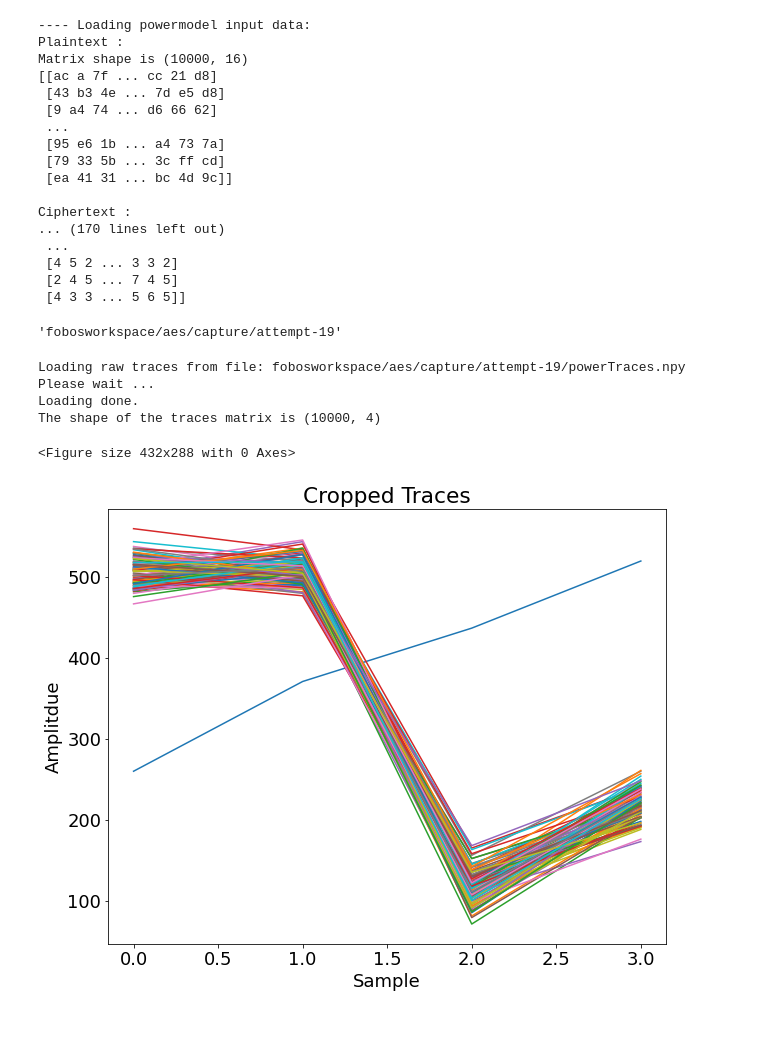
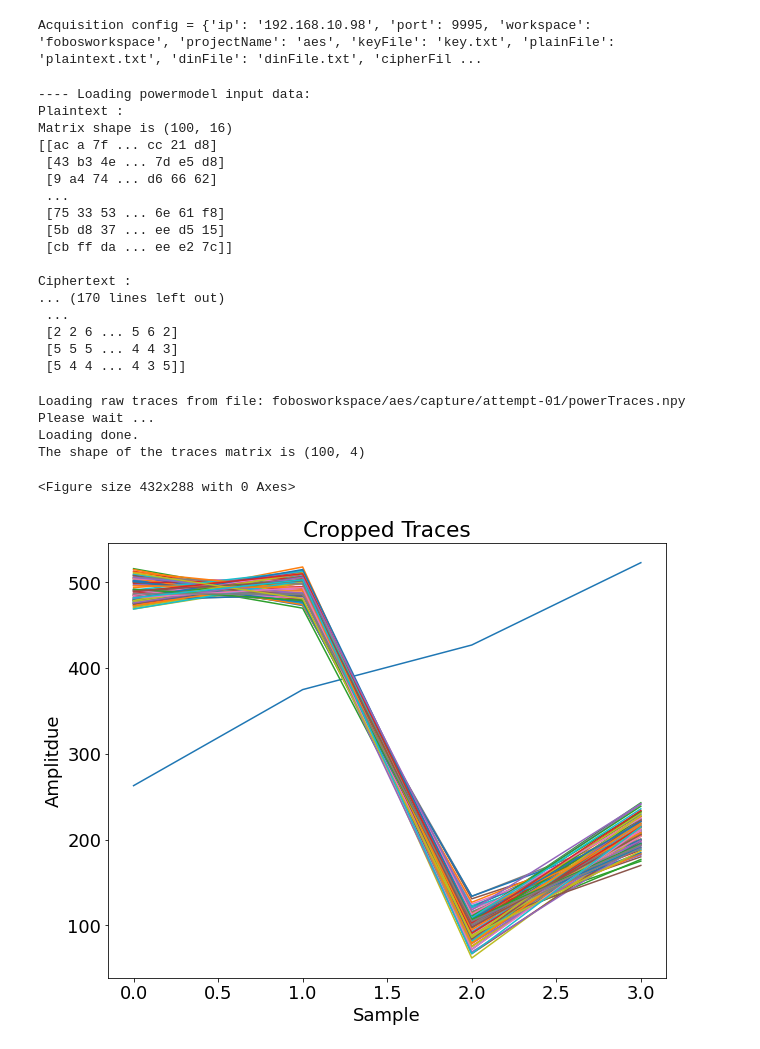
Before and after one commit to kammoh/fobos, a Jupyter notebook: software/notebooks/capture_adc.ipynb, the cells around one changed output. Saved outputs shown, nothing was run; the diff lists cells and outputs as text; code cells hidden in the pictures.

Commit message:
fixed bug in projmgr and cleaned up capture_adc

```diff
--- a/software/notebooks/capture_adc.ipynb
+++ b/software/notebooks/capture_adc.ipynb
@@ -59,0 +108,5 @@ SystemExit:
+# %%
+### Connecting to the Pynq Board
+# lock file is: /var/fobos.lock
+# delete the lock file manually if its stale
+ctrl = pynqctrl.PYNQCtrl(acqConf['ip'], acqConf['port'])
@@ -163,7 +170,7 @@ plt.figure(figsize=(10,8))
 plt.xlabel('Sample')
 plt.ylabel('Amplitude')
 plt.title('Captured Traces')
-for i in range(min(maxtrace, TRACE_NUM)):
+for i in range(min(maxtrace, acqConf['traceNum'])):
     trace = np.load(traceFile)
     plt.plot(trace)
 
@@ -193,69 +207,80 @@ Successfully created new analysis directory at fobosworkspace/aes/capture/attemp
+# %%
+# read acquisition settings
+cpaConf = {}
+configFile = open(os.path.join(projDir, 'acquisitionConfig.json'))
+acqConf = json.load(configFile)
+configFile.close()
+print(f'Acquisition config = {acqConf}')
+cpaConf['traceNum'] = acqConf['traceNum']
+
+# Configure file names
+HYPO_FILE = os.path.join(projDir, "hypotheticalPower.npy")
+TRACES_FILE = os.path.join(projDir, acqConf['traceFile'])
+PLAIN_TEXT = os.path.join(projDir, acqConf['plainFile'])
+CIPHER_TEXT = os.path.join(projDir, acqConf['cipherFile'])
+# %% [output]
+Acquisition config = {'ip': '192.168.10.98', 'port': 9995, 'workspace': 'fobosworkspace', 'projectName': 'aes', 'keyFile': 'key.txt', 'plainFile': 'plaintext.txt', 'dinFile': 'dinFile.txt', 'cipherFil ...
 # %%
-HYPO_FILE = os.path.join(projDir, "hypotheticalPower.npy")
-TRACES_FILE = os.path.join(projDir, TRACE_FILE)
-PLAIN_TEXT = os.path.join(projDir, PLAIN_FILE)
-CIPHER_TEXT = os.path.join(projDir, CIPHER_FILE)
+# Create hypothetical power model
 
 #if os.path.isfile(HYPO_FILE):
     # already exists. load it
 #    hypotheticalPower = powermodelUtils.loadHypoPower(HYPO_FILE)
 #else:
     # not there. generate it
-hypotheticalPower = powermodel.getHypotheticalPower(PLAIN_TEXT, CIPHER_TEXT, TRACE_NUM)
+hypotheticalPower = powermodel.getHypotheticalPower(PLAIN_TEXT, CIPHER_TEXT, cpaConf['traceNum'])
 powermodelUtils.saveHypoPower(hypotheticalPower, HYPO_FILE)
-
-powermodelUtils.showHypoPower(hypotheticalPower, plainFile=PLAIN_FILE, cipherFile=CIPHER_FILE)
+## end if
+powermodelUtils.showHypoPower(hypotheticalPower, plainFile=PLAIN_TEXT, cipherFile=CIPHER_TEXT)
 # %% [output]
 ---- Loading powermodel input data:
 Plaintext :
-Matrix shape is (10000, 16)
+Matrix shape is (100, 16)
 [[ac a 7f ... cc 21 d8]
  [43 b3 4e ... 7d e5 d8]
  [9 a4 74 ... d6 66 62]
  ...
- [95 e6 1b ... a4 73 7a]
- [79 33 5b ... 3c ff cd]
- [ea 41 31 ... bc 4d 9c]]
+ [75 33 53 ... 6e 61 f8]
+ [5b d8 37 ... ee d5 15]
+ [cb ff da ... ee e2 7c]]
 
 Ciphertext :
 ... (170 lines left out)
  ...
- [4 5 2 ... 3 3 2]
- [2 4 5 ... 7 4 5]
- [4 3 3 ... 5 6 5]]
+ [2 2 6 ... 5 6 2]
+ [5 5 5 ... 4 4 3]
+ [5 4 4 ... 4 3 5]]
-# %%
-projDir
-# %% [output]
-'fobosworkspace/aes/capture/attempt-19'
 # %%
-# load traces from file.
-traceSet = traceset.TraceSet(traceNum=TRACE_NUM,
+# load traces from file and crop them.
+cpaConf['cropStart'] = 408
+cpaConf['cropEnd'] = 412
+traceSet = traceset.TraceSet(traceNum=cpaConf['traceNum'],
                             fileName=TRACES_FILE,
-                            cropStart=408,
-                            cropEnd=412)
+                            cropStart=cpaConf['cropStart'],
+                            cropEnd=cpaConf['cropEnd'])
 
 measuredPower = traceSet.traces
 print(f'The shape of the traces matrix is {measuredPower.shape}')
 
 
 maxtrace = 100
 fig = plt.figure()
 fig.patch.set_facecolor('white')
 plt.rcParams.update({'font.size': 18})
 traceFile = open(traceFileName, "r+b")
 maxtrace = 100
 plt.figure(figsize=(10,8))
 plt.xlabel('Sample')
 plt.ylabel('Amplitdue')
 plt.title('Cropped Traces')
-for i in range(min(maxtrace, TRACE_NUM)):
+for i in range(min(maxtrace, cpaConf['traceNum'])):
     plt.plot(measuredPower[i])
 plt.savefig(os.path.join(analysisDir, 'cropped_traces.png'),facecolor=fig.get_facecolor())
 # %% [output]
-Loading raw traces from file: fobosworkspace/aes/capture/attempt-19/powerTraces.npy
+Loading raw traces from file: fobosworkspace/aes/capture/attempt-01/powerTraces.npy
 Please wait ...
 Loading done.
-The shape of the traces matrix is (10000, 4)
+The shape of the traces matrix is (100, 4)
 <Figure size 432x288 with 0 Axes>
-[figure, old version]
+[figure, new version]
 # %%
```
Also changed, not shown: parts of 23 cells of this notebook, 2 other files.
